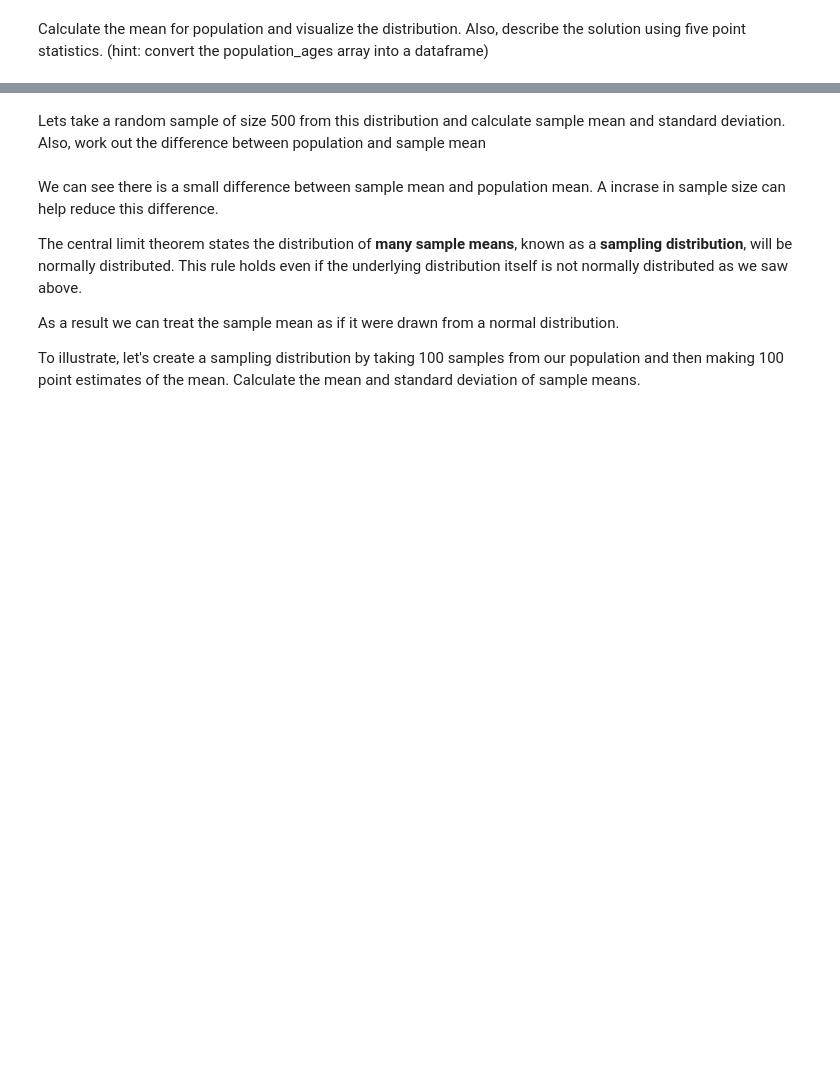
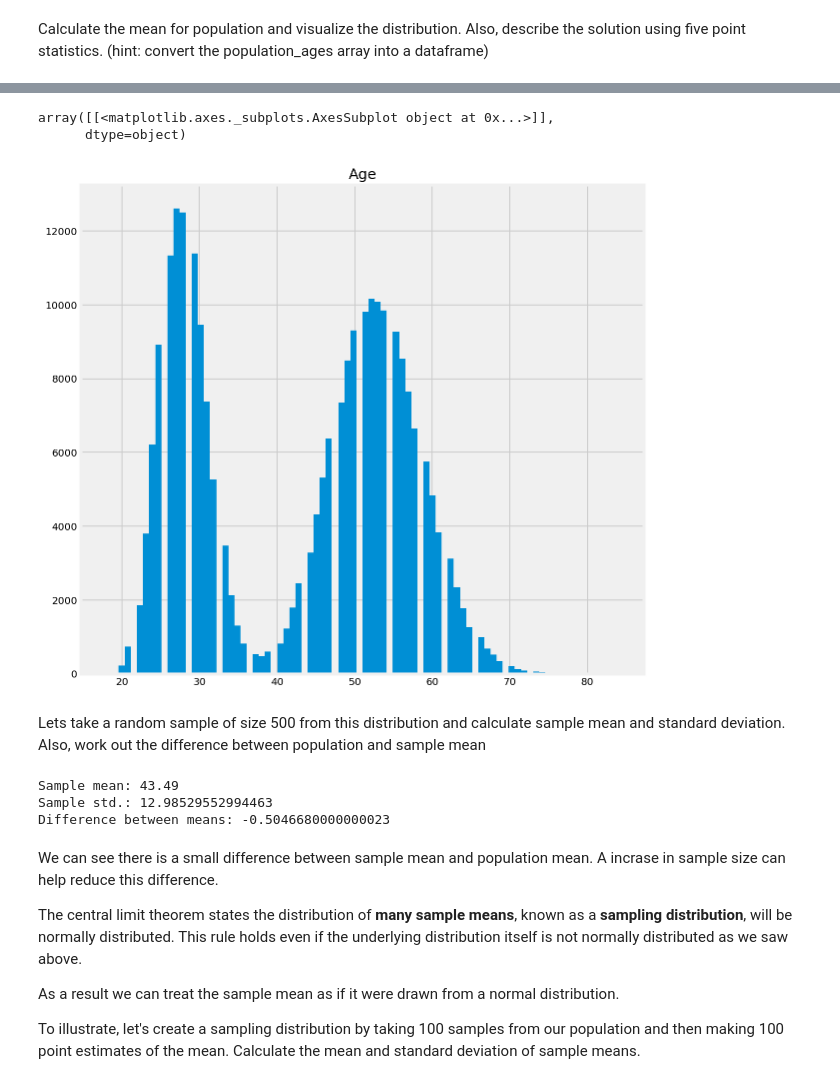
Before and after one commit to learn-co-curriculum/dsc-confidence-intervals-lab, a Jupyter notebook: index.ipynb, the cells around one changed output, grey strips where cells are left out. Cells and saved outputs as stored; diff of their text form; code cells hidden in the pictures; blank space fills up the shorter version.

```diff
--- a/index.ipynb
+++ b/index.ipynb
@@ -42,15 +42,13 @@ population_ages = np.concatenate((population_ages1, population_ages2))
 # %% [markdown]
 Calculate the mean for population and visualize the distribution. Also, describe the solution using five point statistics. (hint: convert the population_ages array into a dataframe)
 # %%
-print ("The mean of population is:", population_ages.mean())
 
 # Convert the population into a pandas dataframe pop_ages
-pop_ages = None
+pop_ages = pd.DataFrame(population_ages, columns=['Age'])
 
-# Calculate descriptive statistics for pop_ages
+# Calculate and print descriptive statistics for pop_ages
 
-# Draw a histogram for pop ages
-
+print (pop_ages.describe())
 
 # The mean of population is: 42.985332
 
@@ -62,5 +60,3 @@ pop_ages = None
 # 50%	47.000000
 # 75%	54.000000
 # max	84.000000
-
-# A Histogram of population
@@ -80,3 +73,10 @@ The mean of population is: 42.985332
+# %%
+# Draw a histogram for pop ages
+pd.DataFrame(pop_ages).hist(bins='auto',figsize=(9,9))
+# %% [output]
+array([[<matplotlib.axes._subplots.AxesSubplot object at 0x...>]],
+      dtype=object)
+[figure, added]
 # %% [markdown]
 Lets take a random sample of size 500 from this distribution and calculate sample mean and standard deviation. Also, work out the difference between population and sample mean
 # %%
@@ -84,17 +84,24 @@ np.random.seed(15)
 
 # Take random sample of size 500
 sample_size = 500
-sample = None
+sample = np.random.choice(a= population_ages,
+                               size=500)
 
 # Calculate sample mean and standard deviation
-sample_mean = None
-sample_std = None
+sample_mean = sample.mean()
+sample_std = sample.std()
 
-#print ("Sample mean:", sample_mean,"Sample std.:", sample_std)
-#print ("Difference between means:", population_ages.mean() - sample_mean)
+print ("Sample mean:", sample_mean)
+print ("Sample std.:", sample_std)
 
-# Sample mean: 43.49 Sample std.: 0.580720070257607
+print ("Difference between means:", population_ages.mean() - sample_mean)
+
+# Sample mean: 43.49 Sample std.: 12.98529552994463
 # Difference between means: -0.5046680000000023
+# %% [output]
+Sample mean: 43.49
+Sample std.: 12.98529552994463
+Difference between means: -0.5046680000000023
 # %% [markdown]
 We can see there is a small difference between sample mean and population mean. A incrase in sample size can help reduce this difference.
 
```
Also changed, not shown: parts of 9 cells of this notebook, 4 other files.
